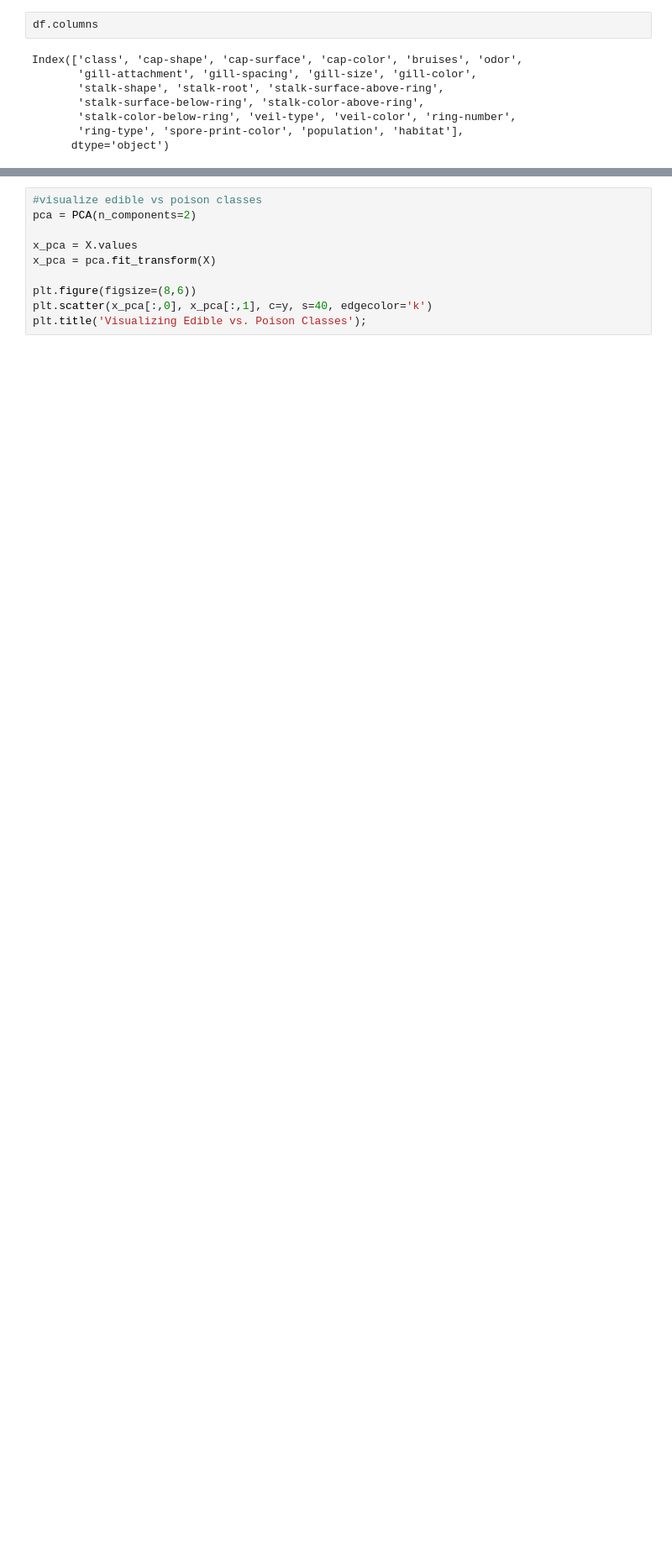
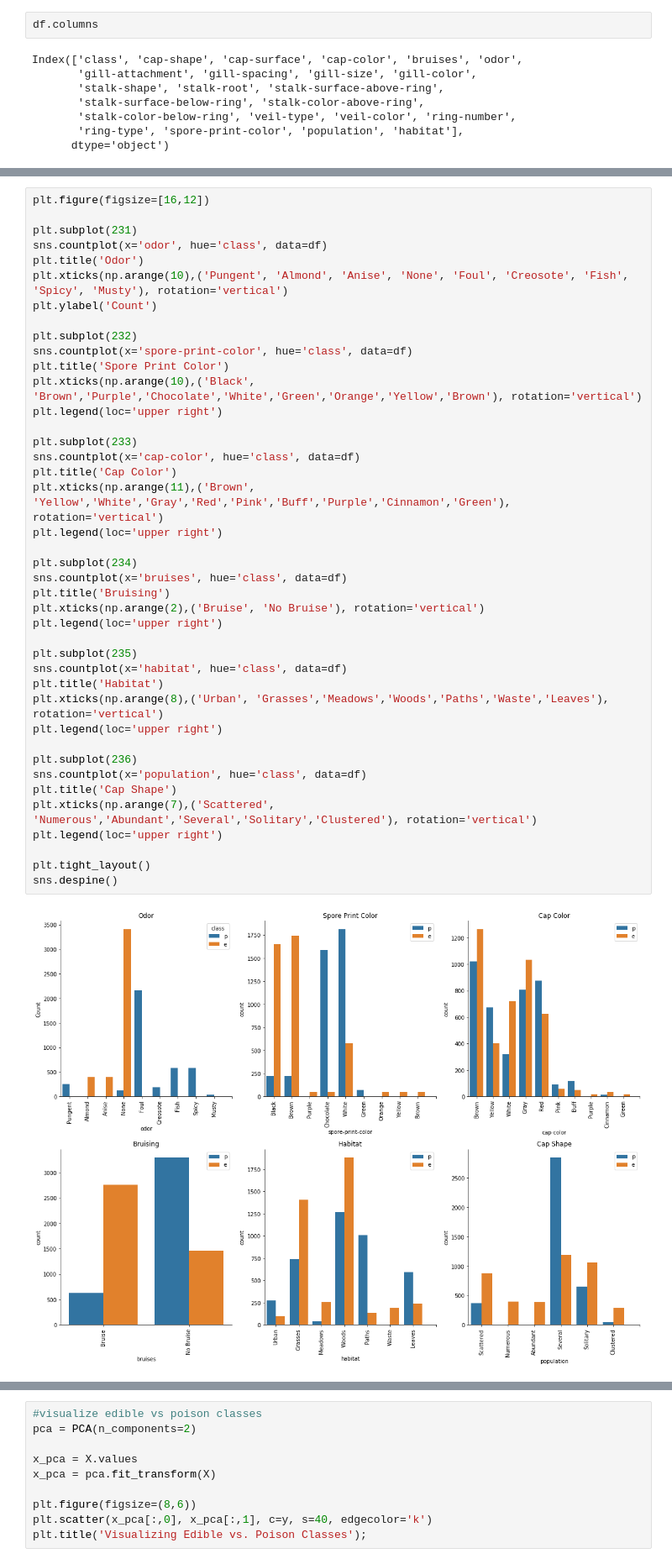
Before and after one commit to BrendanMoore42/ProjectTemp, a Jupyter notebook: MushroomClass/mushroom_kern1.ipynb, the cells around one changed output, grey strips where cells are left out. Shown: that part at 84% size. Cells and saved outputs as stored; diff of their text form; blank space fills up the shorter version.

```diff
--- a/MushroomClass/mushroom_kern1.ipynb
+++ b/MushroomClass/mushroom_kern1.ipynb
@@ -200 +169,44 @@ sns.countplot(df['odor'], hue=df['class'])
+# %%
+plt.figure(figsize=[16,12])
+
+plt.subplot(231)
+sns.countplot(x='odor', hue='class', data=df)
+plt.title('Odor')
+plt.xticks(np.arange(10),('Pungent', 'Almond', 'Anise', 'None', 'Foul', 'Creosote', 'Fish', 'Spicy', 'Musty'), rotation='vertical')
+plt.ylabel('Count')
+
+plt.subplot(232)
+sns.countplot(x='spore-print-color', hue='class', data=df)
+plt.title('Spore Print Color')
+plt.xticks(np.arange(10),('Black', 'Brown','Purple','Chocolate','White','Green','Orange','Yellow','Brown'), rotation='vertical')
+plt.legend(loc='upper right')
+
+plt.subplot(233)
+sns.countplot(x='cap-color', hue='class', data=df)
+plt.title('Cap Color')
+plt.xticks(np.arange(11),('Brown', 'Yellow','White','Gray','Red','Pink','Buff','Purple','Cinnamon','Green'), rotation='vertical')
+plt.legend(loc='upper right')
+
+plt.subplot(234)
+sns.countplot(x='bruises', hue='class', data=df)
+plt.title('Bruising')
+plt.xticks(np.arange(2),('Bruise', 'No Bruise'), rotation='vertical')
+plt.legend(loc='upper right')
+
+plt.subplot(235)
+sns.countplot(x='habitat', hue='class', data=df)
+plt.title('Habitat')
+plt.xticks(np.arange(8),('Urban', 'Grasses','Meadows','Woods','Paths','Waste','Leaves'), rotation='vertical')
+plt.legend(loc='upper right')
+
+plt.subplot(236)
+sns.countplot(x='population', hue='class', data=df)
+plt.title('Cap Shape')
+plt.xticks(np.arange(7),('Scattered', 'Numerous','Abundant','Several','Solitary','Clustered'), rotation='vertical')
+plt.legend(loc='upper right')
+
+plt.tight_layout()
+sns.despine()
+# %% [output]
+[figure, added]
 # %%
```
Also changed, not shown: parts of 10 cells of this notebook.
